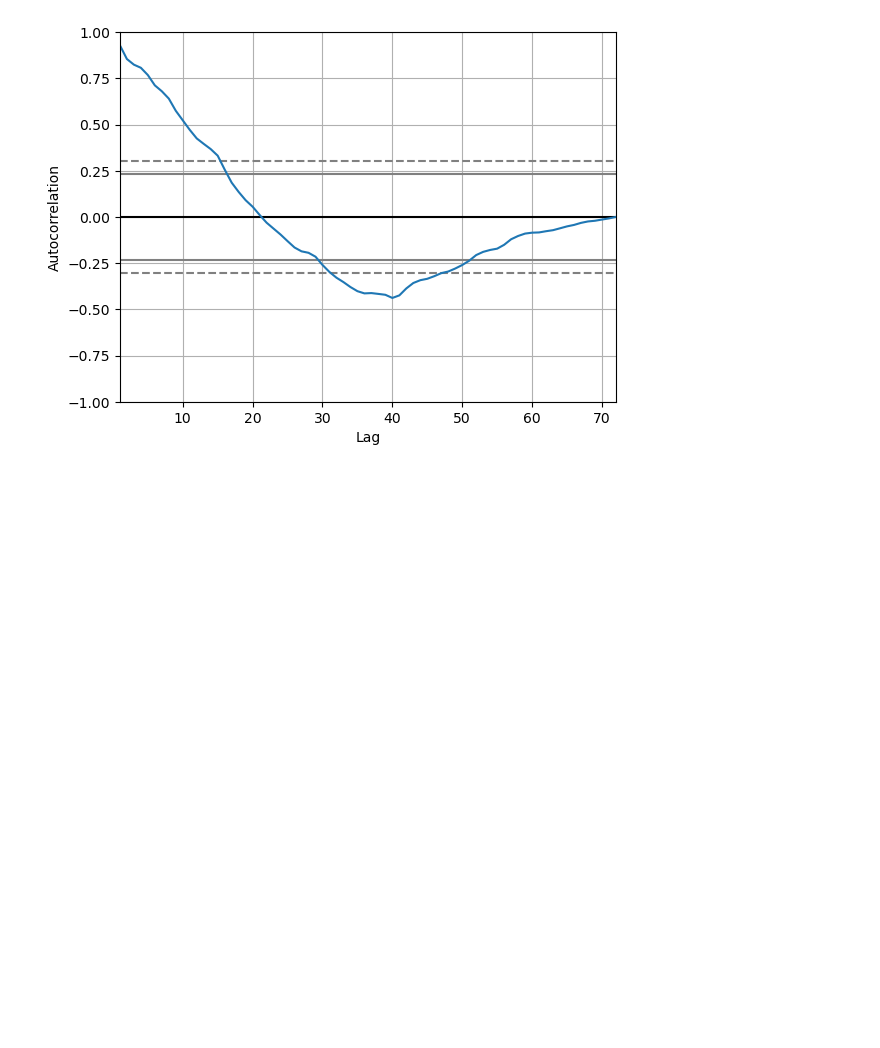
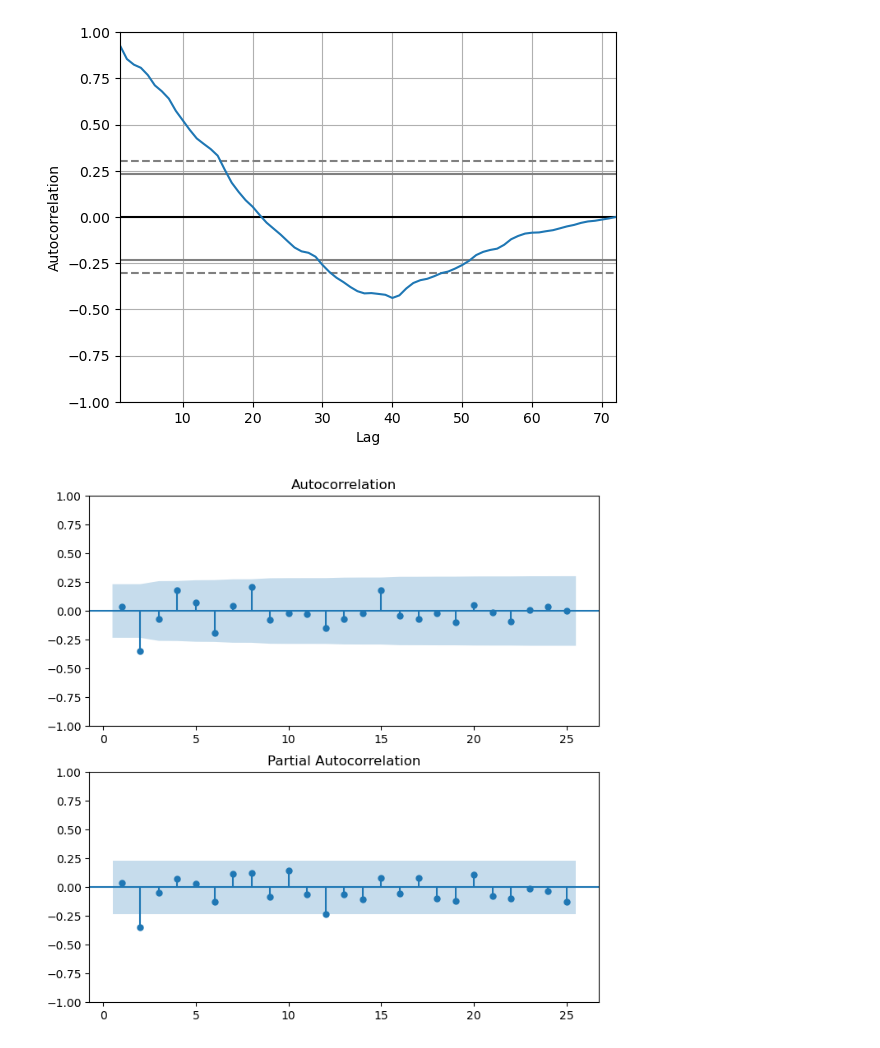
Before and after one commit to moscmh/portfolio, a Jupyter notebook: Time_Series/Perth_Fuel_Forecast/perth_fuel.ipynb, the cells around one changed output. Saved outputs shown, nothing was run; the diff lists cells and outputs as text; code cells hidden in the pictures; blank space fills up the shorter version.

```diff
--- a/Time_Series/Perth_Fuel_Forecast/perth_fuel.ipynb
+++ b/Time_Series/Perth_Fuel_Forecast/perth_fuel.ipynb
@@ -196,3 +198,14 @@ autocorrelation_plot(df_uni)
 plt.show()
 # %% [output]
 [figure]
+# %%
+# plot ACF and PACF graphs
+from statsmodels.graphics.tsaplots import plot_acf, plot_pacf
+
+fig, (ax1, ax2) = plt.subplots(2,1, figsize=(8,8))
+
+plot_acf(df_uni_1diff, lags=25, zero=False, ax=ax1)
+plot_pacf(df_uni_1diff, lags=25, zero=False, ax=ax2)
+plt.show()
+# %% [output]
+[figure, added]
```
Also changed, not shown: parts of 15 cells of this notebook.
